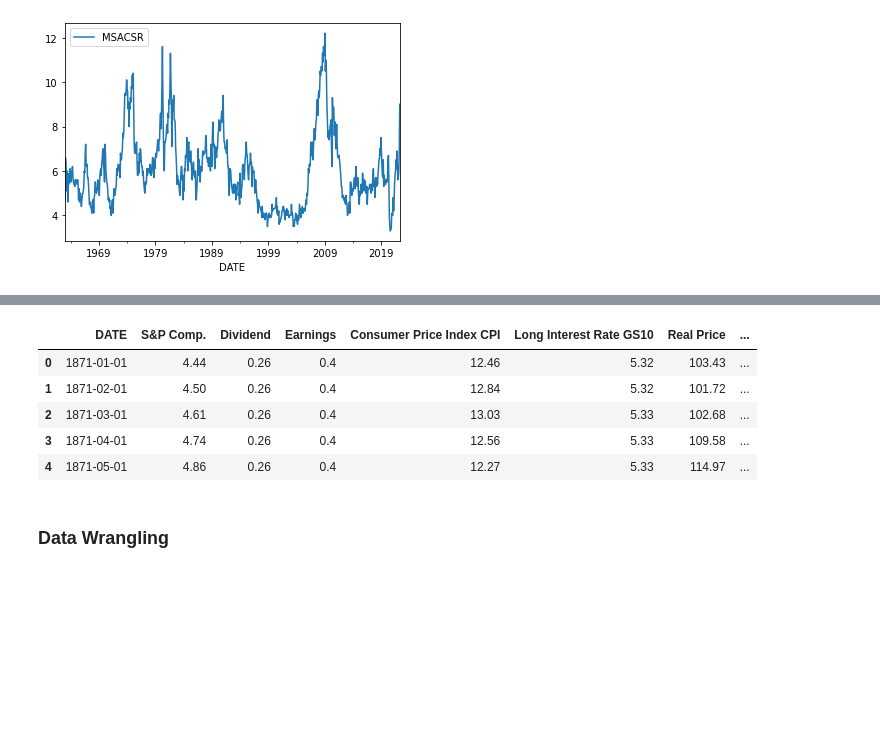
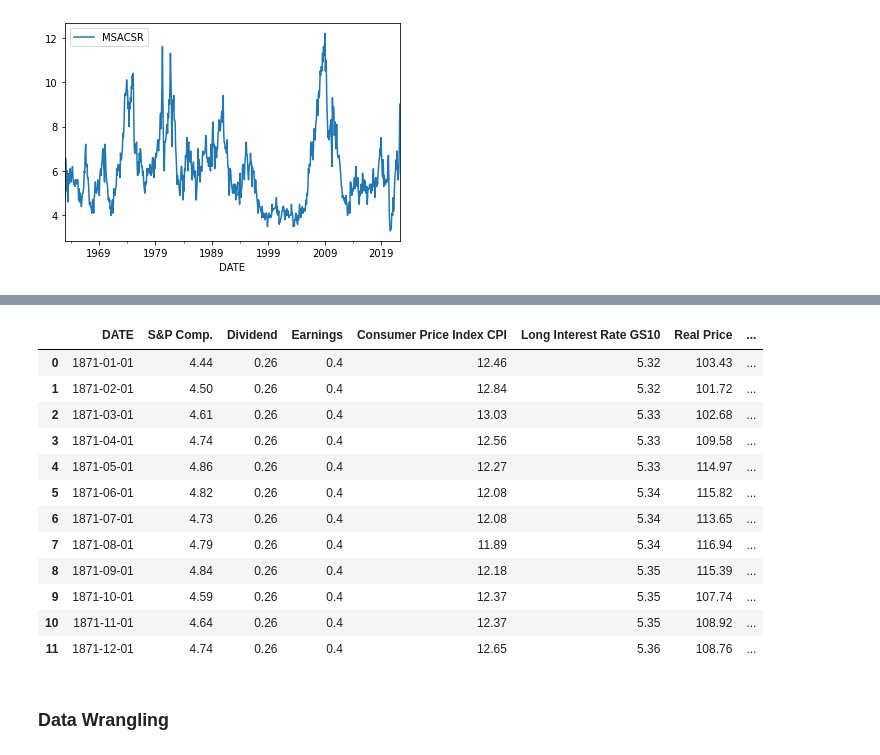
Before and after one commit to hsdistefa/mas-thesis, a Jupyter notebook: EDA.ipynb, the cells around one changed output, grey strips where cells are left out. Saved outputs shown, nothing was run; the diff lists cells and outputs as text; code cells hidden in the pictures; blank space fills up the shorter version.

```diff
--- a/EDA.ipynb
+++ b/EDA.ipynb
@@ -136,24 +117,32 @@ None
 # %%
 ## Convert econ data Dates from object to pd.datetime
 
 # Rename date column to be consistent with other dataframes
 econ_df = econ_df.rename(columns={'Date': 'DATE'})
 
 # Get the date column in to a format strftime can handle
-econ_df['DATE'] = econ_df['DATE'].astype('str') + '.01'  # Assume data is from the first of each month
-econ_df['DATE'] = econ_df['DATE'].str.replace('.', '-')
+econ_df['DATE'] = econ_df['DATE'].apply(lambda x: "{:.2f}".format(x))  # convert to str, keep trailing zeros
+econ_df['DATE'] = econ_df['DATE'] + '.01'  # Assume data is from the first of each month
+econ_df['DATE'] = econ_df['DATE'].str.replace('.', '-', regex=False)
 
 # Convert to datetime object
-econ_df['DATE'] = pd.to_datetime(econ_df['DATE'], format='%Y.%m')
+econ_df['DATE'] = pd.to_datetime(econ_df['DATE'], format='%Y-%m-%d')
 
-econ_df.head()
+econ_df.head(12)
 # %% [output]
 |  | DATE | S&P Comp. | Dividend | Earnings | Consumer Price Index CPI | Long Interest Rate GS10 | Real Price | ... |
 | 0 | 1871-01-01 | 4.44 | 0.26 | 0.4 | 12.46 | 5.32 | 103.43 | ... |
 | 1 | 1871-02-01 | 4.50 | 0.26 | 0.4 | 12.84 | 5.32 | 101.72 | ... |
 | 2 | 1871-03-01 | 4.61 | 0.26 | 0.4 | 13.03 | 5.33 | 102.68 | ... |
 | 3 | 1871-04-01 | 4.74 | 0.26 | 0.4 | 12.56 | 5.33 | 109.58 | ... |
 | 4 | 1871-05-01 | 4.86 | 0.26 | 0.4 | 12.27 | 5.33 | 114.97 | ... |
+| 5 | 1871-06-01 | 4.82 | 0.26 | 0.4 | 12.08 | 5.34 | 115.82 | ... |
+| 6 | 1871-07-01 | 4.73 | 0.26 | 0.4 | 12.08 | 5.34 | 113.65 | ... |
+| 7 | 1871-08-01 | 4.79 | 0.26 | 0.4 | 11.89 | 5.34 | 116.94 | ... |
+| 8 | 1871-09-01 | 4.84 | 0.26 | 0.4 | 12.18 | 5.35 | 115.39 | ... |
+| 9 | 1871-10-01 | 4.59 | 0.26 | 0.4 | 12.37 | 5.35 | 107.74 | ... |
+| 10 | 1871-11-01 | 4.64 | 0.26 | 0.4 | 12.37 | 5.35 | 108.92 | ... |
+| 11 | 1871-12-01 | 4.74 | 0.26 | 0.4 | 12.65 | 5.36 | 108.76 | ... |
 # %% [markdown]
 ### Data Wrangling
 # %%
```
Also changed, not shown: parts of 7 cells of this notebook.
